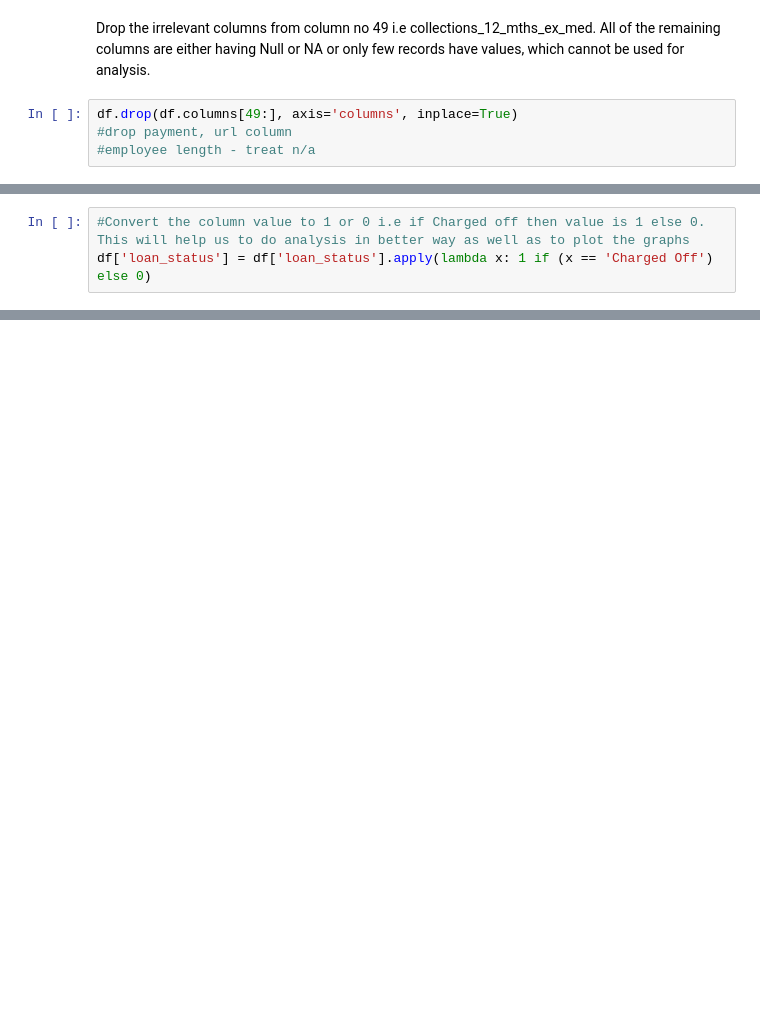
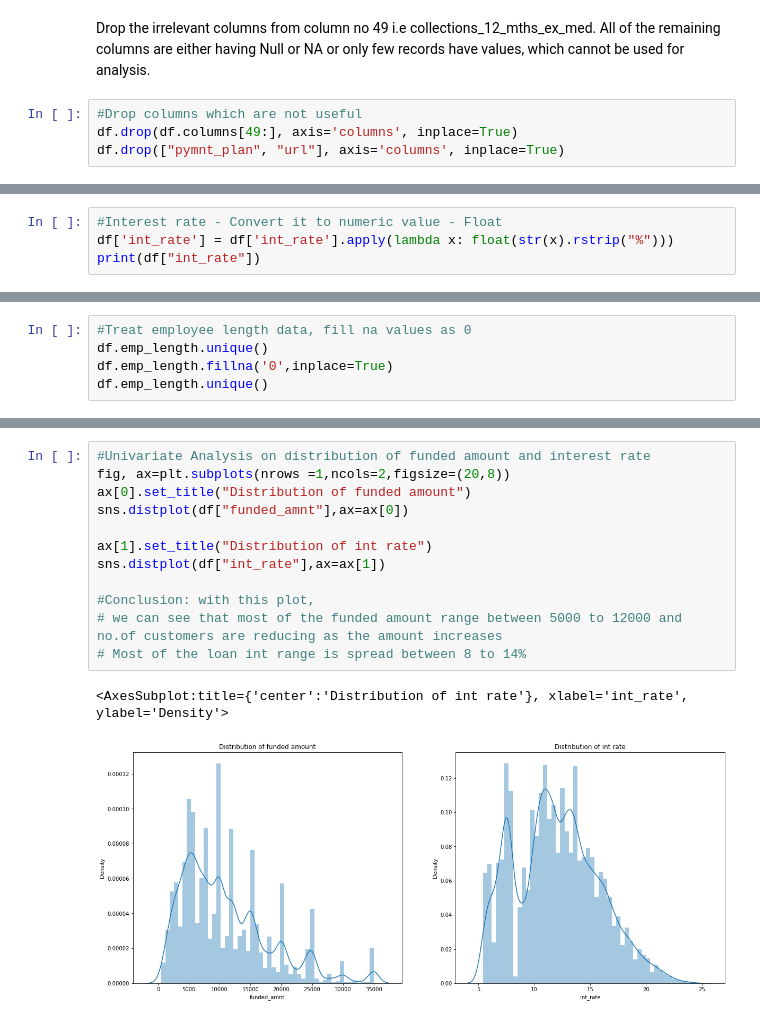
Before and after one commit to MamathaShetty/LendingClubCaseStudy, a Jupyter notebook: MamathaShetty.ipynb, the cells around one changed output, grey strips where cells are left out. Saved outputs shown, nothing was run; the diff lists cells and outputs as text; blank space fills up the shorter version.

Commit message:
Added complete analysis of case study

```diff
--- a/MamathaShetty.ipynb
+++ b/MamathaShetty.ipynb
@@ -30,6 +90,6 @@ print(df.head())
 # %% [markdown]
 Drop the irrelevant columns from column no 49 i.e collections_12_mths_ex_med. All of the remaining columns are either having Null or NA or only few records have values, which cannot be used for analysis.
 # %%
+#Drop columns which are not useful
 df.drop(df.columns[49:], axis='columns', inplace=True)
-#drop payment, url column
-#employee length - treat n/a
+df.drop(["pymnt_plan", "url"], axis='columns', inplace=True)
@@ -37,0 +96,4 @@ import seaborn as sns
+# %%
+#Interest rate - Convert it to numeric value - Float
+df['int_rate'] = df['int_rate'].apply(lambda x: float(str(x).rstrip("%")))
+print(df["int_rate"])
@@ -37,0 +113,5 @@ import seaborn as sns
+# %%
+#Treat employee length data, fill na values as 0
+df.emp_length.unique()
+df.emp_length.fillna('0',inplace=True)
+df.emp_length.unique()
@@ -53,3 +200,0 @@ Name: loan_status, Length: 39717, dtype: object
-# %%
-#Convert the column value to 1 or 0 i.e if Charged off then value is 1 else 0. This will help us to do analysis in better way as well as to plot the graphs
-df['loan_status'] = df['loan_status'].apply(lambda x: 1 if (x == 'Charged Off') else 0)
@@ -140,0 +367,15 @@ df['purpose_new'] = df['purpose'].apply(lambda x: purpose_new(x))
+# %%
+#Univariate Analysis on distribution of funded amount and interest rate
+fig, ax=plt.subplots(nrows =1,ncols=2,figsize=(20,8))
+ax[0].set_title("Distribution of funded amount")
+sns.distplot(df["funded_amnt"],ax=ax[0])
+
+ax[1].set_title("Distribution of int rate")
+sns.distplot(df["int_rate"],ax=ax[1])
+
+#Conclusion: with this plot,
+# we can see that most of the funded amount range between 5000 to 12000 and no.of customers are reducing as the amount increases
+# Most of the loan int range is spread between 8 to 14%
+# %% [output]
+<AxesSubplot:title={'center':'Distribution of int rate'}, xlabel='int_rate', ylabel='Density'>
+[figure, added]
```
Also changed, not shown: parts of 34 cells of this notebook.
